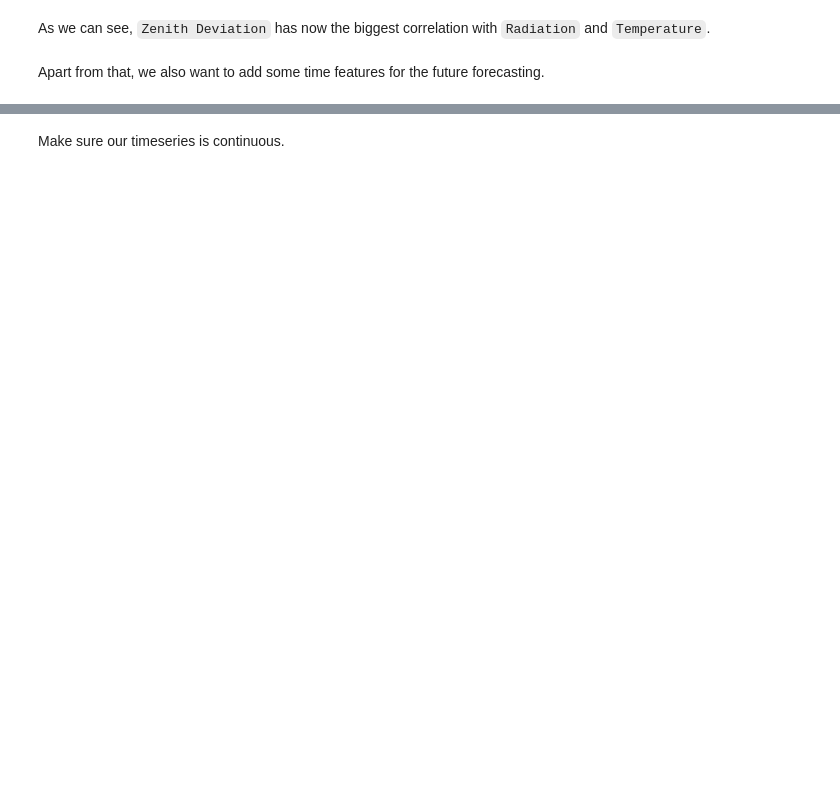
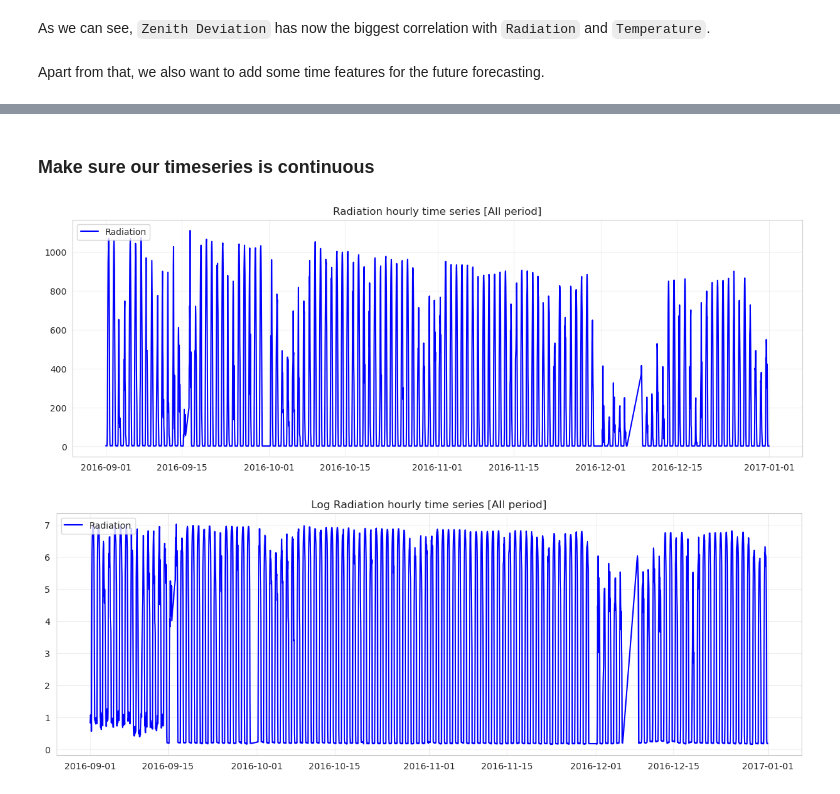
Before and after one commit to denysgerasymuk799/UCU_Machine_Learning_Course_Project, a Jupyter notebook: source/01_Process_Data_and_EDA.ipynb, the cells around one changed output, grey strips where cells are left out. Drawn from its saved outputs; the diff is of its cells as text; code cells hidden in the pictures; blank space fills up the shorter version.

```diff
--- a/source/01_Process_Data_and_EDA.ipynb
+++ b/source/01_Process_Data_and_EDA.ipynb
@@ -12 +13,9 @@ import matplotlib.pyplot as plt
+# %%
+%matplotlib inline
+
+matplotlib.rcParams['figure.dpi'] = 100
+matplotlib.rcParams['figure.figsize'] = 15, 5
+
+import warnings
+warnings.filterwarnings('ignore')
 # %% [markdown]
@@ -160,2 +236,8 @@ df.index = df['HourlyDateTime']
 # %% [markdown]
-Make sure our timeseries is continuous.
+### Make sure our timeseries is continuous
+# %%
+run_sequence_plot(hourly_radiation_df, 'Radiation', 'Radiation hourly time series [All period]')
+run_sequence_plot(hourly_radiation_df, 'Log_Radiation', 'Log Radiation hourly time series [All period]')
+# %% [output]
+[figure, added]
+[figure, added]
```
Also changed, not shown: parts of 22 cells of this notebook, 2 other files.
